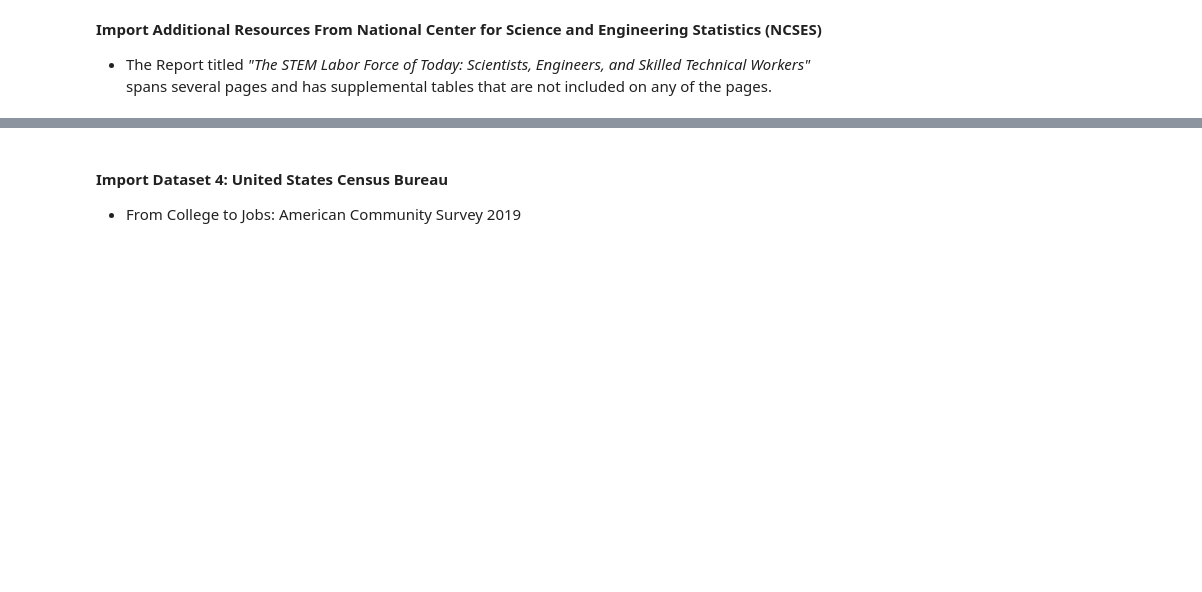
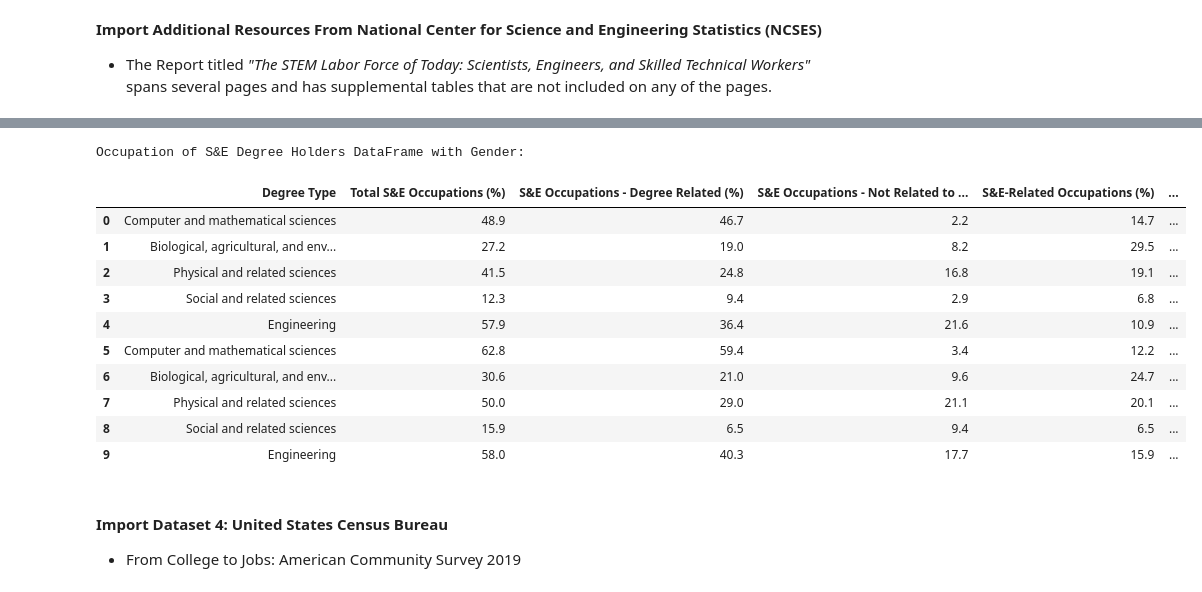
Before and after one commit to IT4063C-Fall24/final-project-yaumj, a Jupyter notebook: source.ipynb, the cells around one changed output, grey strips where cells are left out. Drawn from its saved outputs; the diff is of its cells as text; code cells hidden in the pictures; blank space fills up the shorter version.

```diff
--- a/source.ipynb
+++ b/source.ipynb
@@ -1214,3 +1376,62 @@ zipfile.close()
+# %%
+# Define the path to the file: Table SLBR-32 - Employed S&E highest degree holders, by sex, race or ethnicity, field of highest degree, and broad occupational category: 2019
+file_path = './data/ncses/nsb20212-tabslbr-032.xlsx'
+
+# Define start rows and number of rows for each gender based on the Excel file structure
+start_row_female = 7
+start_row_male = 14
+num_rows_female = 5
+num_rows_male = 5
+
+# Load the Female data
+female_df = pd.read_excel(
+    file_path,
+    skiprows=start_row_female,
+    nrows=num_rows_female,
+    names=[
+        "Degree Type", "Total S&E Occupations (%)",
+        "S&E Occupations - Degree Related (%)", "S&E Occupations - Not Related to Degree (%)",
+        "S&E-Related Occupations (%)", "Non-S&E Occupations (%)"
+    ]
+)
+
+# Add Gender column for Female
+female_df['Gender'] = 'Female'
+
+# Load the Male data
+male_df = pd.read_excel(
+    file_path,
+    skiprows=start_row_male,
+    nrows=num_rows_male,
+    names=[
+        "Degree Type", "Total S&E Occupations (%)",
+        "S&E Occupations - Degree Related (%)", "S&E Occupations - Not Related to Degree (%)",
+        "S&E-Related Occupations (%)", "Non-S&E Occupations (%)"
+    ]
+)
+
+# Add Gender column for Male
+male_df['Gender'] = 'Male'
+
+# Combine the two DataFrames
+se_degree_vs_occupation_by_gender_df = pd.concat([female_df, male_df], ignore_index=True)
+
+# Display the final structured DataFrame
+print("Occupation of S&E Degree Holders DataFrame with Gender:")
+display(se_degree_vs_occupation_by_gender_df)
+# %% [output]
+Occupation of S&E Degree Holders DataFrame with Gender:
+|  | Degree Type | Total S&E Occupations (%) | S&E Occupations - Degree Related (%) | S&E Occupations - Not Related to ... | S&E-Related Occupations (%) | ... |
+| 0 | Computer and mathematical sciences | 48.9 | 46.7 | 2.2 | 14.7 | ... |
+| 1 | Biological, agricultural, and env... | 27.2 | 19.0 | 8.2 | 29.5 | ... |
+| 2 | Physical and related sciences | 41.5 | 24.8 | 16.8 | 19.1 | ... |
+| 3 | Social and related sciences | 12.3 | 9.4 | 2.9 | 6.8 | ... |
+| 4 | Engineering | 57.9 | 36.4 | 21.6 | 10.9 | ... |
+| 5 | Computer and mathematical sciences | 62.8 | 59.4 | 3.4 | 12.2 | ... |
+| 6 | Biological, agricultural, and env... | 30.6 | 21.0 | 9.6 | 24.7 | ... |
+| 7 | Physical and related sciences | 50.0 | 29.0 | 21.1 | 20.1 | ... |
+| 8 | Social and related sciences | 15.9 | 6.5 | 9.4 | 6.5 | ... |
+| 9 | Engineering | 58.0 | 40.3 | 17.7 | 15.9 | ... |
 # %% [markdown]
 #### Import Dataset 4: United States Census Bureau
 - From College to Jobs: American Community Survey 2019
```
Also changed, not shown: parts of 6 cells of this notebook.
